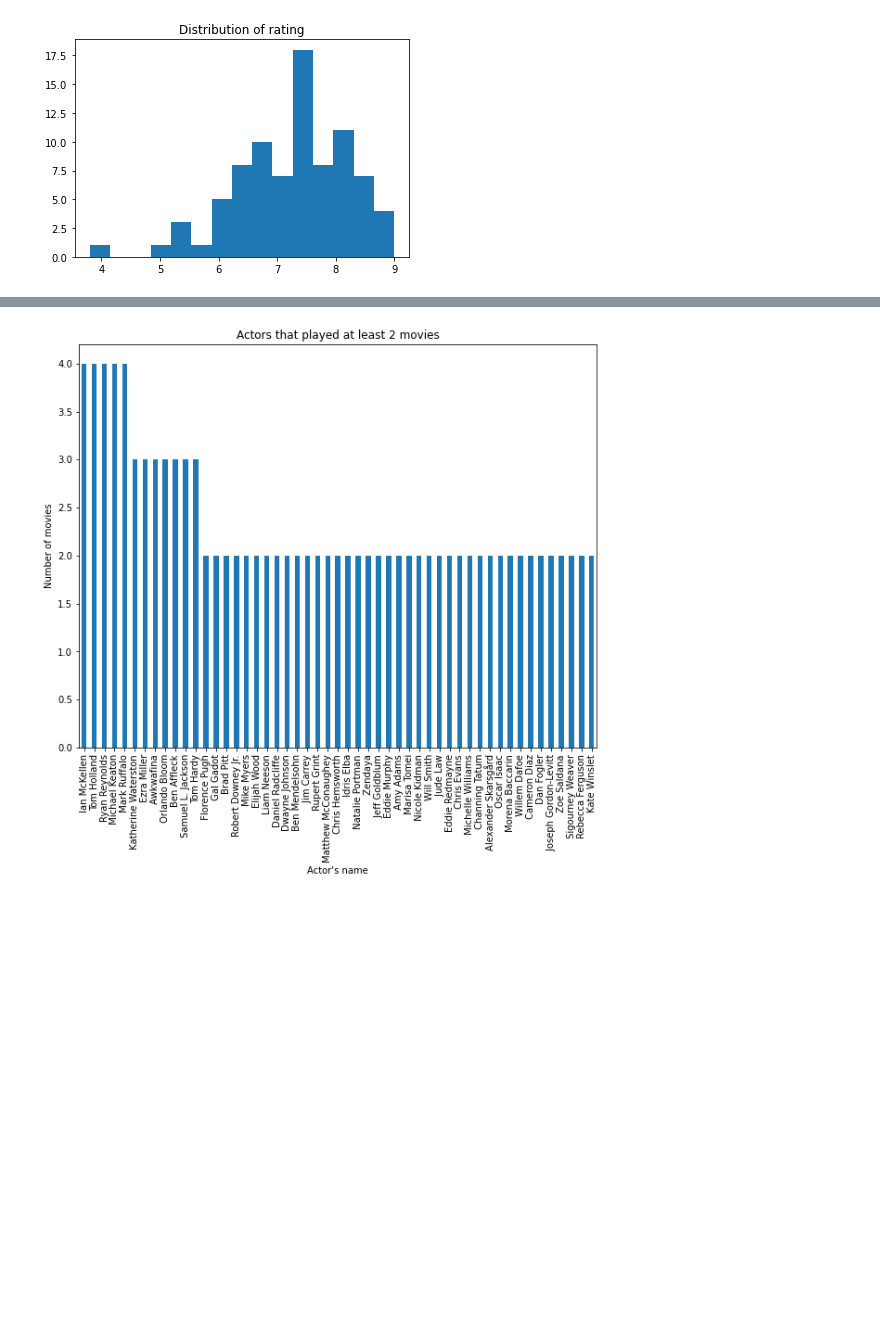
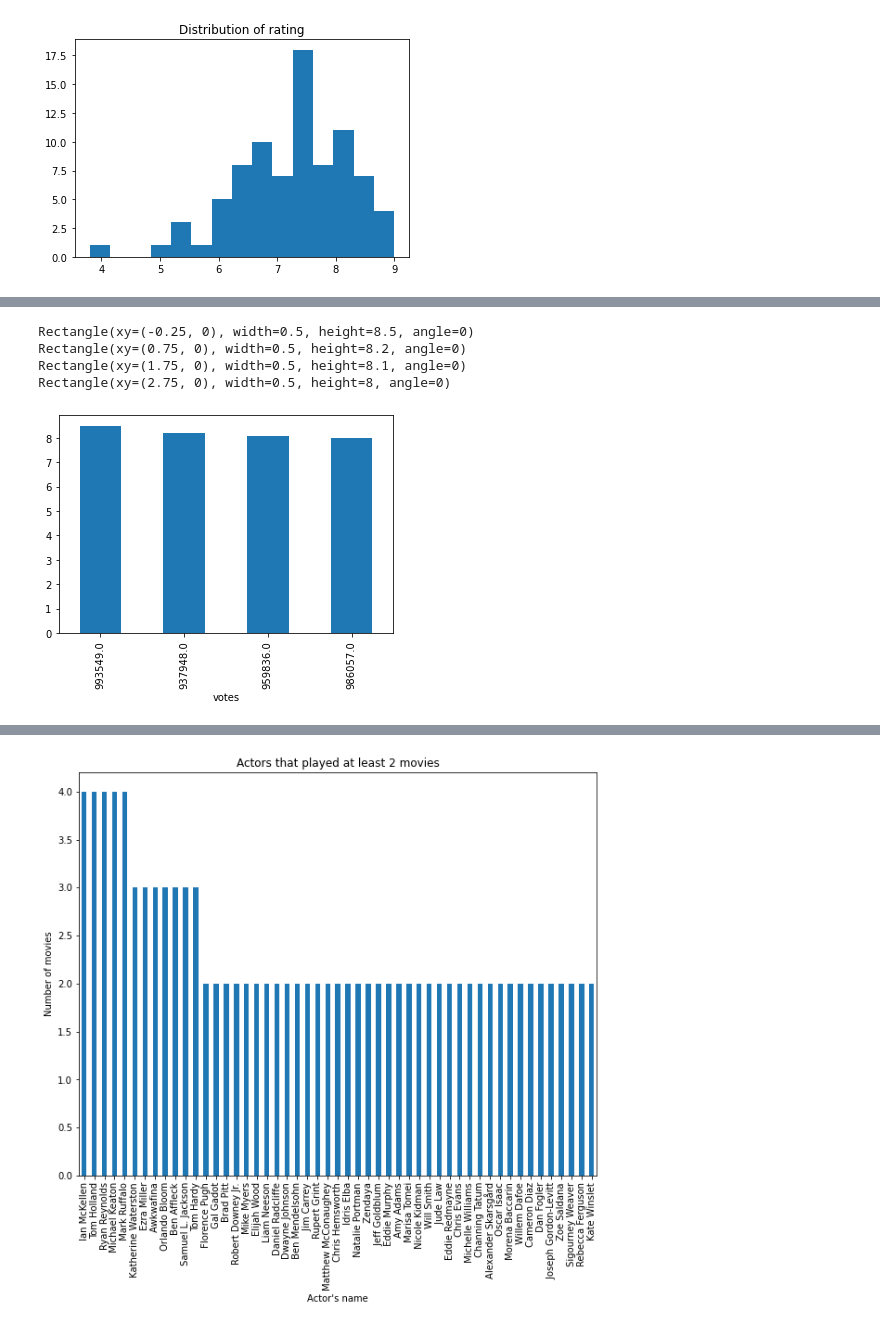
Before and after one commit to RitthujaKandasamy/imdb_challenge, a Jupyter notebook: analysis.ipynb, the cells around one changed output, grey strips where cells are left out. Drawn from its saved outputs; the diff is of its cells as text; code cells hidden in the pictures; blank space fills up the shorter version.

```diff
--- a/analysis.ipynb
+++ b/analysis.ipynb
@@ -72,0 +76,10 @@ data[(data['rating'] >= 8) & (data['votes'] >= 800000)].sort_values('rating', as
+# %%
+ax = movies_to_recommend.set_index('votes')['rating'].plot(kind = 'bar')
+for p in ax.patches:
+    p.annote('')
+# %% [output]
+Rectangle(xy=(-0.25, 0), width=0.5, height=8.5, angle=0)
+Rectangle(xy=(0.75, 0), width=0.5, height=8.2, angle=0)
+Rectangle(xy=(1.75, 0), width=0.5, height=8.1, angle=0)
+Rectangle(xy=(2.75, 0), width=0.5, height=8, angle=0)
+[figure, added]
```
Also changed, not shown: parts of 5 cells of this notebook, 6 other files.
